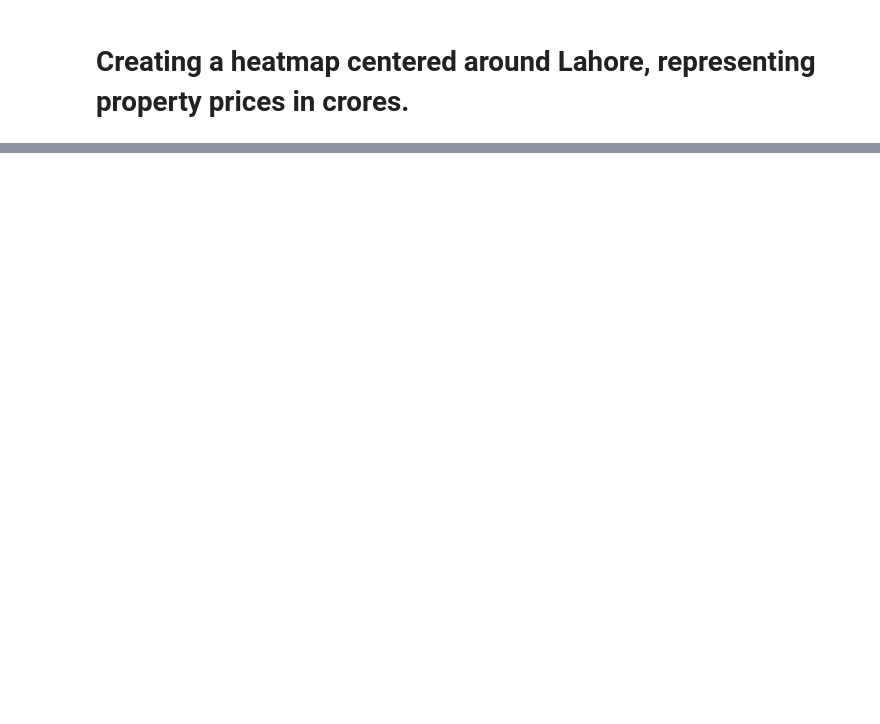
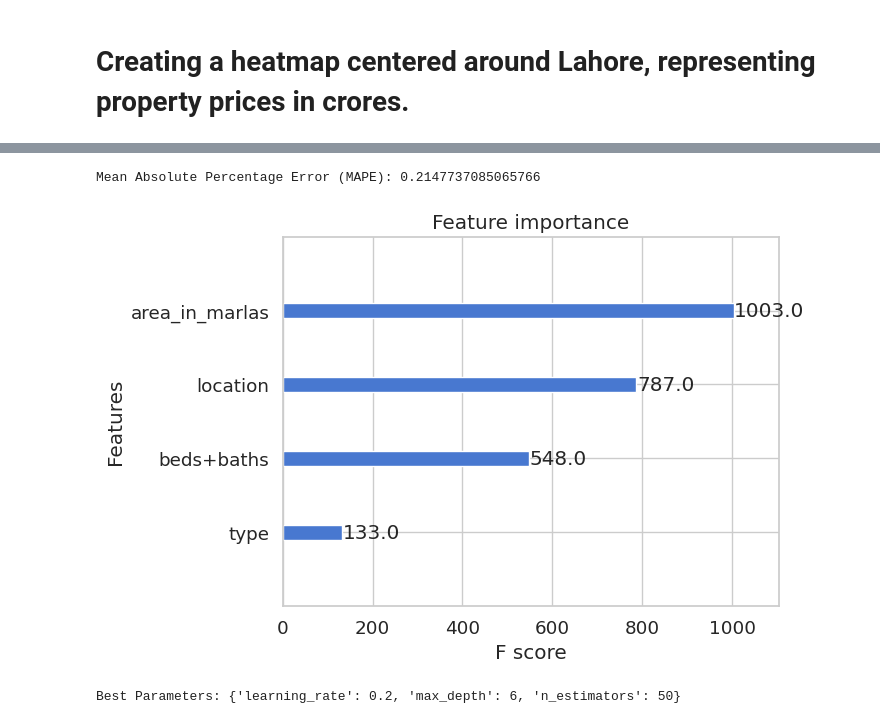
Before and after one commit to potatobox1/Data_Science_Project, a Jupyter notebook: analysis.ipynb, the cells around one changed output, grey strips where cells are left out. Drawn from its saved outputs; the diff is of its cells as text; code cells hidden in the pictures; blank space fills up the shorter version.

```diff
--- a/analysis.ipynb
+++ b/analysis.ipynb
@@ -435,0 +486,54 @@ display(m)
+# %%
+import xgboost as xgb
+from sklearn.metrics import mean_squared_error
+
+# Convert datasets to DMatrix
+train_dmatrix = xgb.DMatrix(data=X_train, label=y_train)
+test_dmatrix = xgb.DMatrix(data=X_test, label=y_test)
+
+# Model parameters
+params = {
+    "objective": "reg:squarederror",  # Regression objective
+    "max_depth": 4,
+    "learning_rate": 0.2,
+    "n_estimators": 100,
+}
+
+# Training the model
+model = xgb.train(params, train_dmatrix, num_boost_round=200)
+
+# Predictions
+preds = model.predict(test_dmatrix)
+# %%
+#Calculating the Mean Absolute Percentage Error for chceking the accuracy of out model
+
+from sklearn.metrics import mean_absolute_percentage_error
+
+mape = mean_absolute_percentage_error(y_test, preds)
+
+print(f"Mean Absolute Percentage Error (MAPE): {mape}")
+# %% [output]
+Mean Absolute Percentage Error (MAPE): 0.2147737085065766
+# %%
+# Feature importance
+import matplotlib.pyplot as plt
+
+xgb.plot_importance(model)
+plt.show()
+
+# Hyperparameter tuning
+from sklearn.model_selection import GridSearchCV
+xgb_model = xgb.XGBRegressor()
+
+params_grid = {
+    'max_depth': [4, 6, 8],
+    'learning_rate': [0.01, 0.1, 0.2],
+    'n_estimators': [50, 100, 200],
+}
+
+grid_search = GridSearchCV(estimator=xgb_model, param_grid=params_grid, scoring='neg_mean_squared_error', cv=3)
+grid_search.fit(X_train, y_train)
+print(f"Best Parameters: {grid_search.best_params_}") ## trained my model using these parameters
+# %% [output]
+[figure, added]
+Best Parameters: {'learning_rate': 0.2, 'max_depth': 6, 'n_estimators': 50}
```
Also changed, not shown: parts of 22 cells of this notebook.
